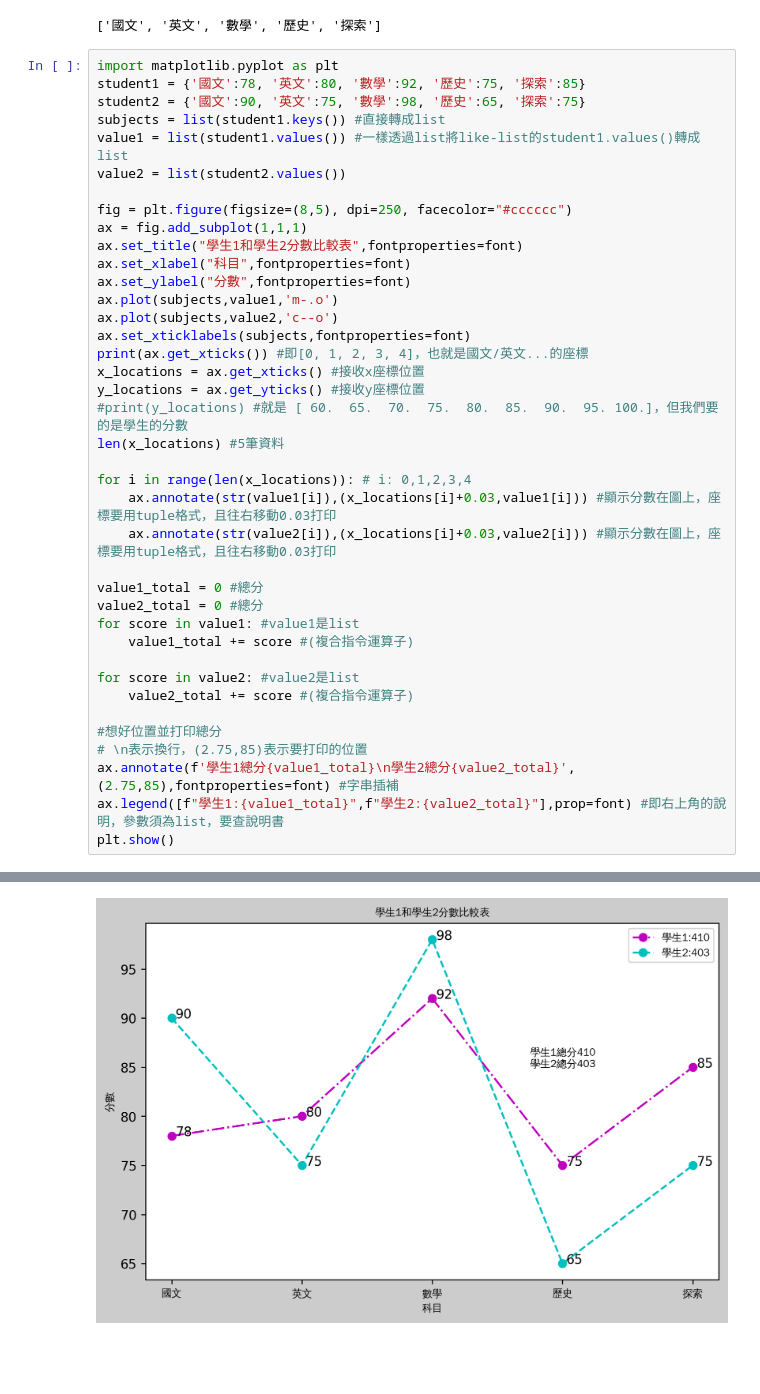
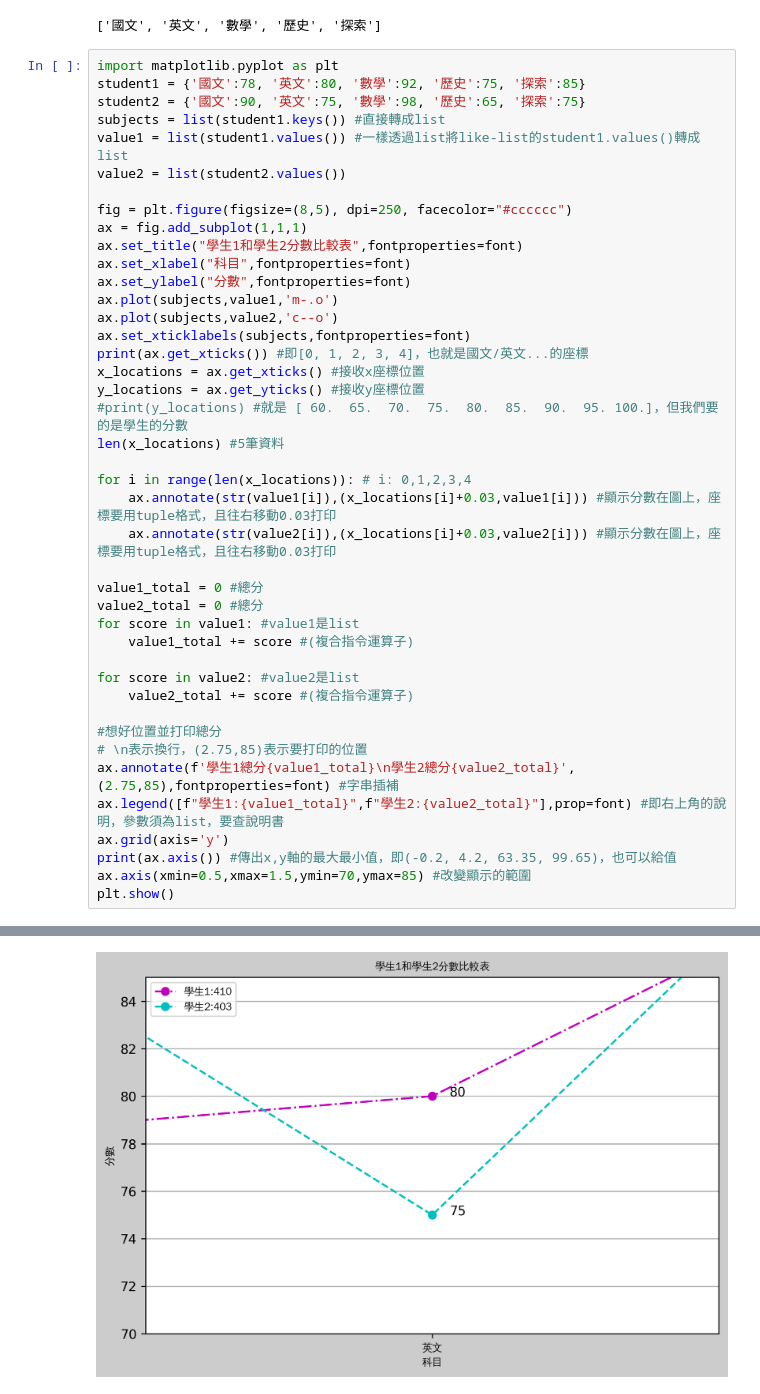
Before and after one commit to bruceyang620727/python-chihlee-class, a Jupyter notebook: lesson12_1.ipynb, the cells around one changed output, grey strips where cells are left out. Drawn from its saved outputs; the diff is of its cells as text; blank space fills up the shorter version.

```diff
--- a/lesson12_1.ipynb
+++ b/lesson12_1.ipynb
@@ -61,6 +61,9 @@ for score in value2: #value2是list
 # \n表示換行，(2.75,85)表示要打印的位置
 ax.annotate(f'學生1總分{value1_total}\n學生2總分{value2_total}',(2.75,85),fontproperties=font) #字串插補
 ax.legend([f"學生1:{value1_total}",f"學生2:{value2_total}"],prop=font) #即右上角的說明，參數須為list，要查說明書
+ax.grid(axis='y')
+print(ax.axis()) #傳出x,y軸的最大最小值，即(-0.2, 4.2, 63.35, 99.65)，也可以給值
+ax.axis(xmin=0.5,xmax=1.5,ymin=70,ymax=85) #改變顯示的範圍
 plt.show()
 # %% [output]
 [0, 1, 2, 3, 4]
@@ -67 +71 @@ plt.show()
-[figure, old version]
+[figure, new version]
```
Also changed, not shown: parts of 1 cell of this notebook.
